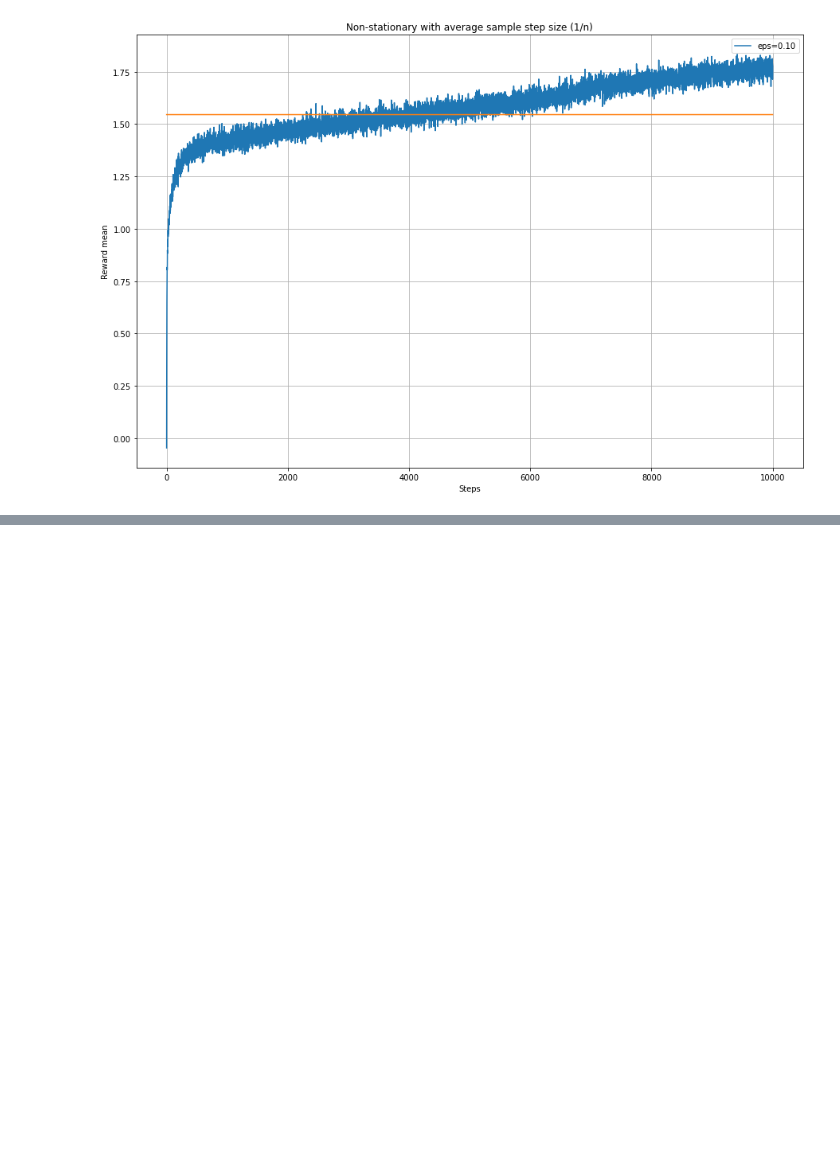
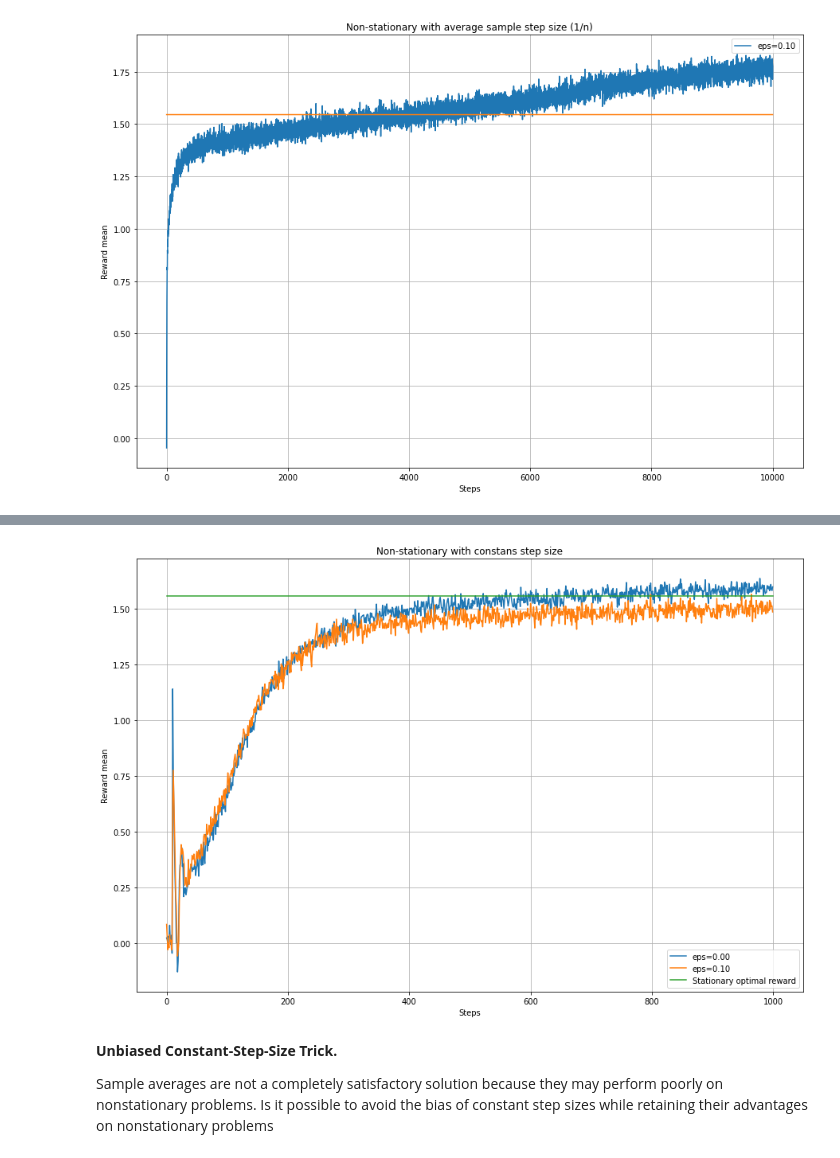
Before and after one commit to shamrous/RL, a Jupyter notebook: Bandit/Bandit.ipynb, the cells around one changed output, grey strips where cells are left out. Saved outputs shown, nothing was run; the diff lists cells and outputs as text; code cells hidden in the pictures; blank space fills up the shorter version.

Commit message:
Initial Q experiments

```diff
--- a/Bandit/Bandit.ipynb
+++ b/Bandit/Bandit.ipynb
@@ -90,0 +98,31 @@ run_bandits_common(n_bandits, steps, arms, mean, stdev,
+# %%
+def const_step(alpha):
+    def step(t):
+        return alpha
+    return step
+
+n_bandits = 2000
+steps = 1000
+arms = 10
+mean = 0
+stdev = 1
+all_eps = [0, 0.1]
+plot_title = "Non-stationary with constant step size and optimistic initial values"
+stationary = False
+fn_step_size = const_step(0.1)
+initQ = 5.0
+
+run_bandits_common(n_bandits, steps, arms, mean, stdev,
+                    all_eps, stationary, plot_title, fn_step_size, initQ)
+
+run_bandits_common(n_bandits, steps, arms, mean, stdev,
+                    all_eps, stationary, "Non-stationary with constant step size", fn_step_size, initQ = 0.)
+# %% [output]
+[figure, added]
+# %% [markdown]
+**Unbiased Constant-Step-Size Trick.**
+
+Sample
+averages are not a completely satisfactory solution because they may perform poorly
+on nonstationary problems. Is it possible to avoid the bias of constant step sizes while
+retaining their advantages on nonstationary problems
```
Also changed, not shown: parts of 9 cells of this notebook.
